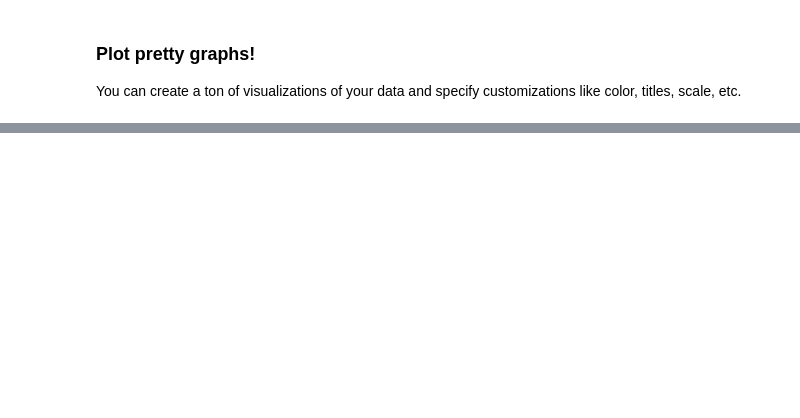
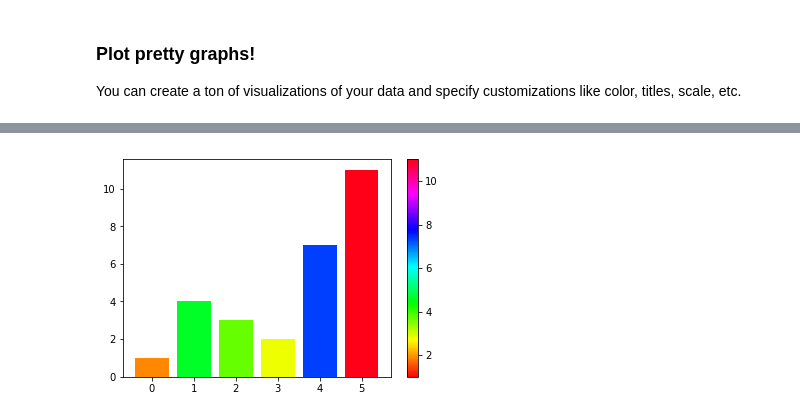
Before and after one commit to dianetam523/Python-Mathematics-Handbook, a Jupyter notebook: GWC Workshop Avon.ipynb, the cells around one changed output, grey strips where cells are left out. Saved outputs shown, nothing was run; the diff lists cells and outputs as text; code cells hidden in the pictures; blank space fills up the shorter version.

```diff
--- a/GWC Workshop Avon.ipynb
+++ b/GWC Workshop Avon.ipynb
@@ -38,0 +175,10 @@ plt.scatter(xs, ys);
+# %%
+y = np.array([1, 4, 3, 2, 7, 11])
+colors = cm.hsv(y / float(max(y)))
+plot = plt.scatter(y, y, c = y, cmap = 'hsv')
+plt.clf()
+plt.colorbar(plot)
+plt.bar(range(len(y)), y, color = colors)
+plt.show()
+# %% [output]
+[figure, added]
```
Also changed, not shown: parts of 37 cells of this notebook, 6 other files.
